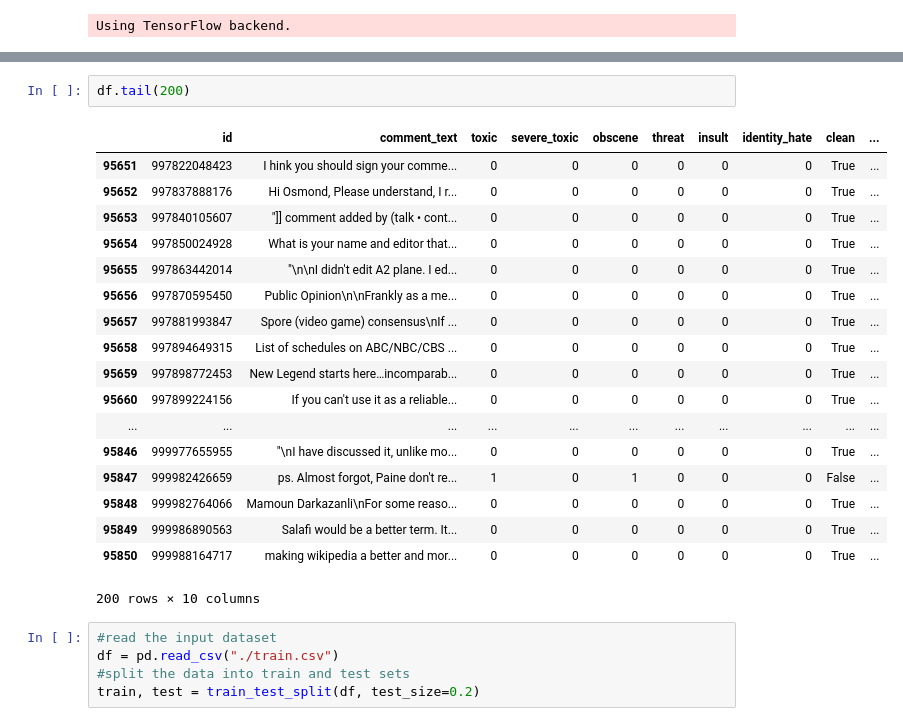
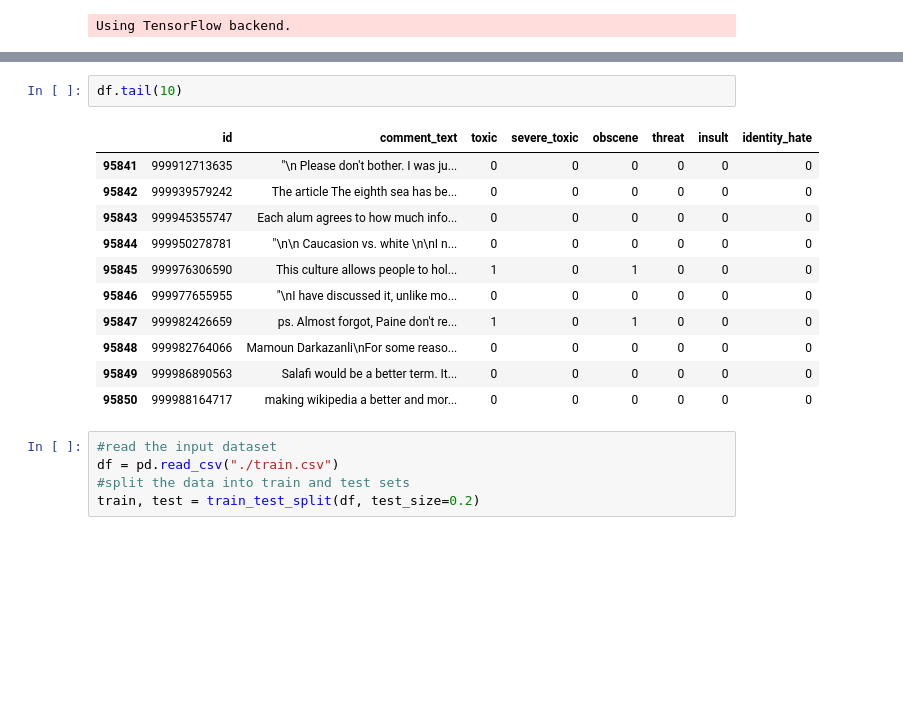
Before and after one commit to cbarcelon/Toxic_Comments, a Jupyter notebook: Toxic_Comments/Data analysis.ipynb, the cells around one changed output, grey strips where cells are left out. Cells and saved outputs as stored; diff of their text form; blank space fills up the shorter version.

```diff
--- a/Toxic_Comments/Data analysis.ipynb
+++ b/Toxic_Comments/Data analysis.ipynb
@@ -33,24 +27,17 @@ df.head(n=20)
 # %%
-df.tail(200)
+df.tail(10)
 # %% [output]
-|  | id | comment_text | toxic | severe_toxic | obscene | threat | insult | identity_hate | clean | ... |
-| 95651 | 997822048423 | I hink you should sign your comme... | 0 | 0 | 0 | 0 | 0 | 0 | True | ... |
-| 95652 | 997837888176 | Hi Osmond, Please understand, I r... | 0 | 0 | 0 | 0 | 0 | 0 | True | ... |
-| 95653 | 997840105607 | "]] comment added by (talk • cont... | 0 | 0 | 0 | 0 | 0 | 0 | True | ... |
-| 95654 | 997850024928 | What is your name and editor that... | 0 | 0 | 0 | 0 | 0 | 0 | True | ... |
-| 95655 | 997863442014 | "\n\nI didn't edit A2 plane. I ed... | 0 | 0 | 0 | 0 | 0 | 0 | True | ... |
-| 95656 | 997870595450 | Public Opinion\n\nFrankly as a me... | 0 | 0 | 0 | 0 | 0 | 0 | True | ... |
-| 95657 | 997881993847 | Spore (video game) consensus\nIf ... | 0 | 0 | 0 | 0 | 0 | 0 | True | ... |
-| 95658 | 997894649315 | List of schedules on ABC/NBC/CBS ... | 0 | 0 | 0 | 0 | 0 | 0 | True | ... |
-| 95659 | 997898772453 | New Legend starts here…incomparab... | 0 | 0 | 0 | 0 | 0 | 0 | True | ... |
-| 95660 | 997899224156 | If you can't use it as a reliable... | 0 | 0 | 0 | 0 | 0 | 0 | True | ... |
-| ... | ... | ... | ... | ... | ... | ... | ... | ... | ... | ... |
-| 95846 | 999977655955 | "\nI have discussed it, unlike mo... | 0 | 0 | 0 | 0 | 0 | 0 | True | ... |
-| 95847 | 999982426659 | ps. Almost forgot, Paine don't re... | 1 | 0 | 1 | 0 | 0 | 0 | False | ... |
-| 95848 | 999982764066 | Mamoun Darkazanli\nFor some reaso... | 0 | 0 | 0 | 0 | 0 | 0 | True | ... |
-| 95849 | 999986890563 | Salafi would be a better term. It... | 0 | 0 | 0 | 0 | 0 | 0 | True | ... |
-| 95850 | 999988164717 | making wikipedia a better and mor... | 0 | 0 | 0 | 0 | 0 | 0 | True | ... |
+|  | id | comment_text | toxic | severe_toxic | obscene | threat | insult | identity_hate |
+| 95841 | 999912713635 | "\n Please don't bother. I was ju... | 0 | 0 | 0 | 0 | 0 | 0 |
+| 95842 | 999939579242 | The article The eighth sea has be... | 0 | 0 | 0 | 0 | 0 | 0 |
+| 95843 | 999945355747 | Each alum agrees to how much info... | 0 | 0 | 0 | 0 | 0 | 0 |
+| 95844 | 999950278781 | "\n\n Caucasion vs. white \n\nI n... | 0 | 0 | 0 | 0 | 0 | 0 |
+| 95845 | 999976306590 | This culture allows people to hol... | 1 | 0 | 1 | 0 | 0 | 0 |
+| 95846 | 999977655955 | "\nI have discussed it, unlike mo... | 0 | 0 | 0 | 0 | 0 | 0 |
+| 95847 | 999982426659 | ps. Almost forgot, Paine don't re... | 1 | 0 | 1 | 0 | 0 | 0 |
+| 95848 | 999982764066 | Mamoun Darkazanli\nFor some reaso... | 0 | 0 | 0 | 0 | 0 | 0 |
+| 95849 | 999986890563 | Salafi would be a better term. It... | 0 | 0 | 0 | 0 | 0 | 0 |
+| 95850 | 999988164717 | making wikipedia a better and mor... | 0 | 0 | 0 | 0 | 0 | 0 |
-200 rows × 10 columns
 # %%
 #read the input dataset
 df = pd.read_csv("./train.csv")
```
Also changed, not shown: parts of 5 cells of this notebook, 2 other files.
